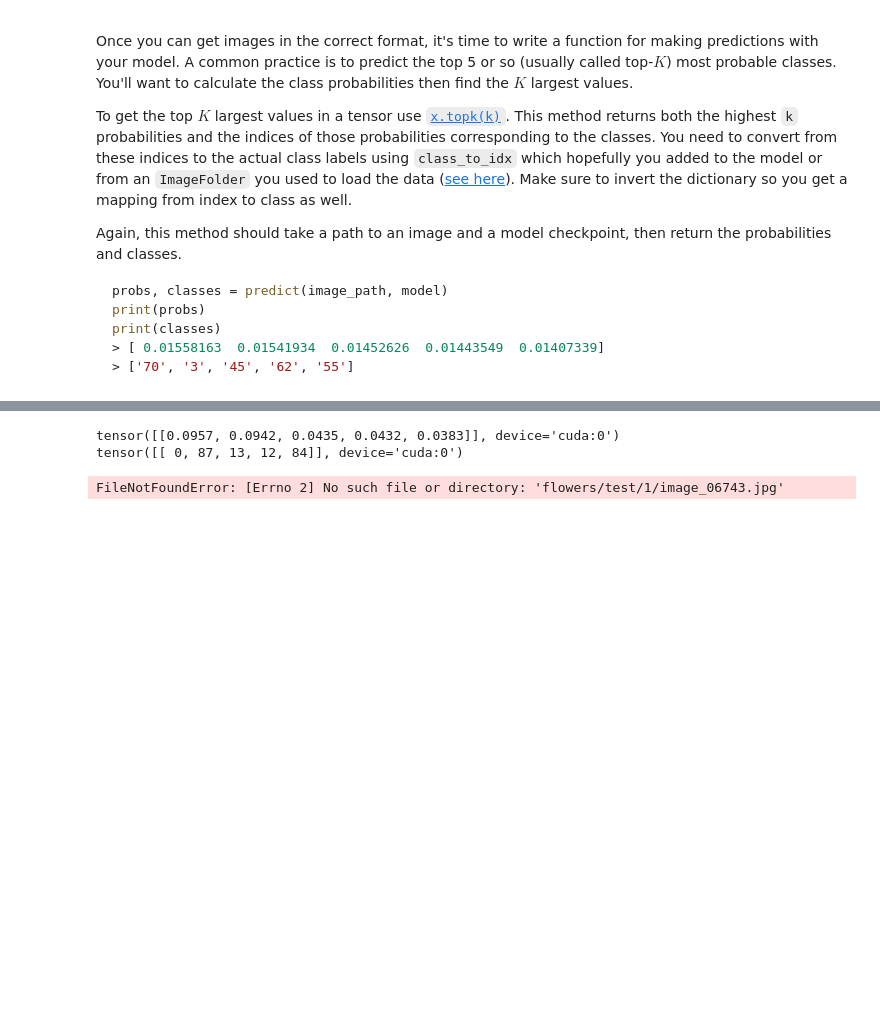
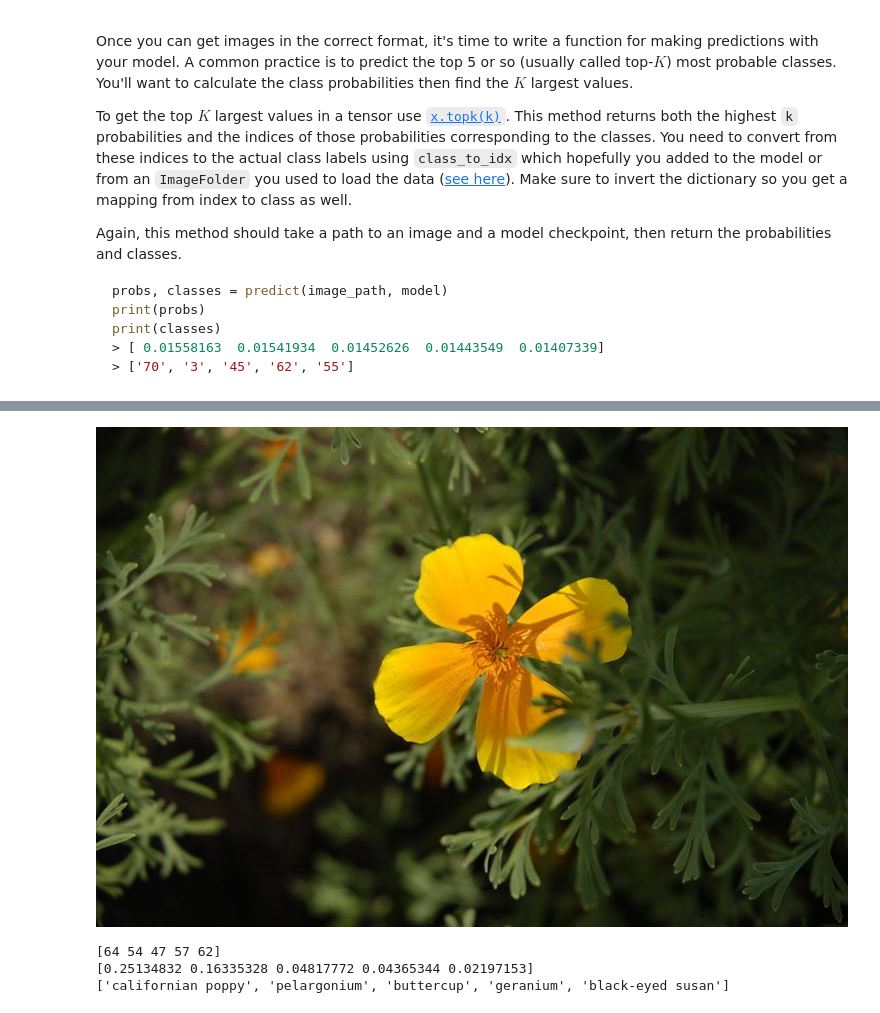
Before and after one commit to an-2018/udacity-ml-img-classifier, a Jupyter notebook: Image Classifier Project.ipynb, the cells around one changed output, grey strips where cells are left out. Cells and saved outputs as stored; diff of their text form; code cells hidden in the pictures; blank space fills up the shorter version.

```diff
--- a/Image Classifier Project.ipynb
+++ b/Image Classifier Project.ipynb
@@ -482,18 +516,28 @@ Now that you can use a trained model for predictions, check to make sure it make
 You can convert from the class integer encoding to actual flower names with the `cat_to_name.json` file (should have been loaded earlier in the notebook). To show a PyTorch tensor as an image, use the `imshow` function defined above.
 # %%
 # TODO: Display an image along with the top 5 classes
-image_path = 'flower_data/test/1/image_06743.jpg'
-probs, classes = predict(image_path, model)
-print(probs)
-print(classes)
-# %% [output]
-tensor([[0.0957, 0.0942, 0.0435, 0.0432, 0.0383]], device='cuda:0')
-tensor([[ 0, 87, 13, 12, 84]], device='cuda:0')
-# %%
-# TODO: Display an image along with the top 5 classes
-image_path = 'flowers/test/1/image_06743.jpg'
-probs, classes = predict(image_path, model)
-print(probs)
-print(classes)
-# %% [output]
-FileNotFoundError: [Errno 2] No such file or directory: 'flowers/test/1/image_06743.jpg'
+# %%
+image_path = 'flower_data/test/65/image_03188.jpg'
+
+from IPython.display import Image
+Image(filename=image_path)
+# %% [output]
+[figure, added]
+# %%
+%matplotlib notebook
+import matplotlib.pyplot as plt
+
+image_path = 'flower_data/test/65/image_03188.jpg'
+
+probs, classes = predict(image_path, model)
+classes_idx = classes.cpu().numpy()[0]
+probs_values = probs.cpu().numpy()[0]
+class_names = [cat_to_name[str(idx+1)] for idx in classes_idx]
+
+print(classes_idx)
+print(probs_values)
+print(class_names)
+# %% [output]
+[64 54 47 57 62]
+[0.25134832 0.16335328 0.04817772 0.04365344 0.02197153]
+['californian poppy', 'pelargonium', 'buttercup', 'geranium', 'black-eyed susan']
```
Also changed, not shown: parts of 13 cells of this notebook, 7 other files.
